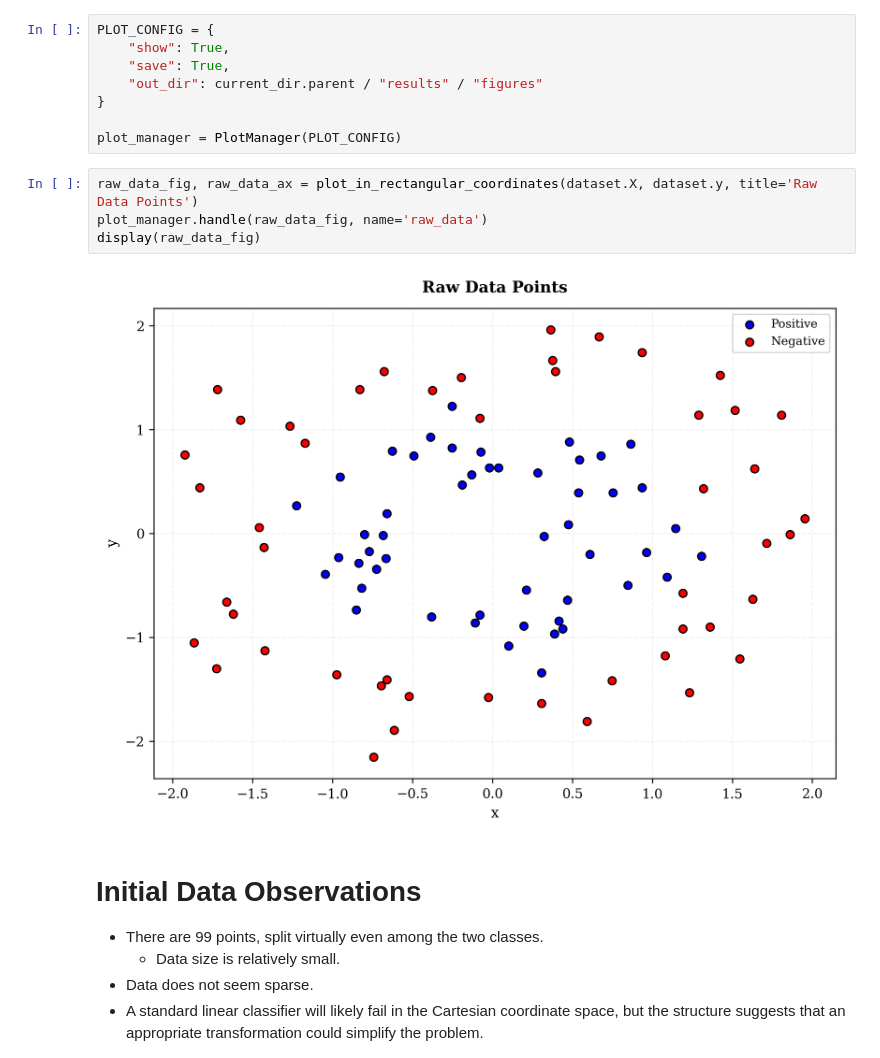
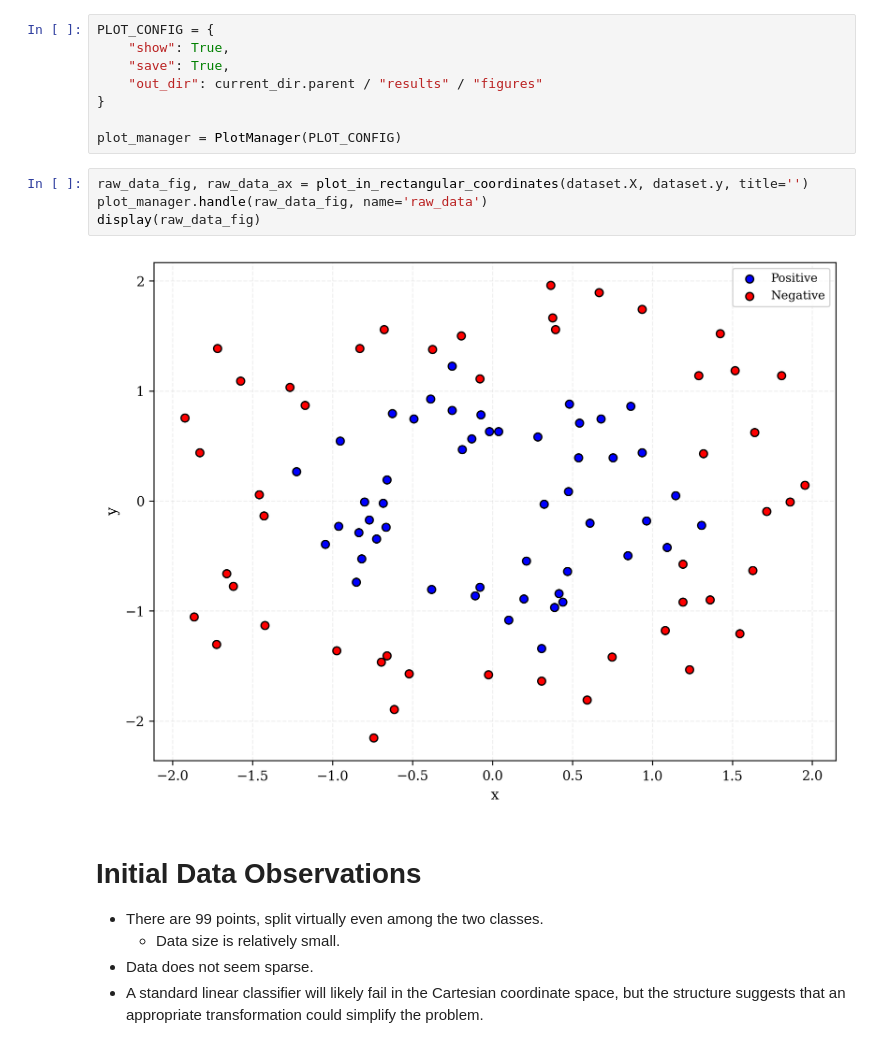
Before and after one commit to apsket/feature-representation-vs-model-complexity, a Jupyter notebook: notebooks/exploration.ipynb, the cells around one changed output. Saved outputs shown, nothing was run; the diff lists cells and outputs as text.

Commit message:
Removed title from original data plotting

```diff
--- a/notebooks/exploration.ipynb
+++ b/notebooks/exploration.ipynb
@@ -79,11 +79,11 @@ PLOT_CONFIG = {
 
 plot_manager = PlotManager(PLOT_CONFIG)
 # %%
-raw_data_fig, raw_data_ax = plot_in_rectangular_coordinates(dataset.X, dataset.y, title='Raw Data Points')
+raw_data_fig, raw_data_ax = plot_in_rectangular_coordinates(dataset.X, dataset.y, title='')
 plot_manager.handle(raw_data_fig, name='raw_data')
 display(raw_data_fig)
 # %% [output]
-[figure, old version]
+[figure, new version]
 # %% [markdown]
 # Initial Data Observations
 
```
Also changed, not shown: 1 other file.
